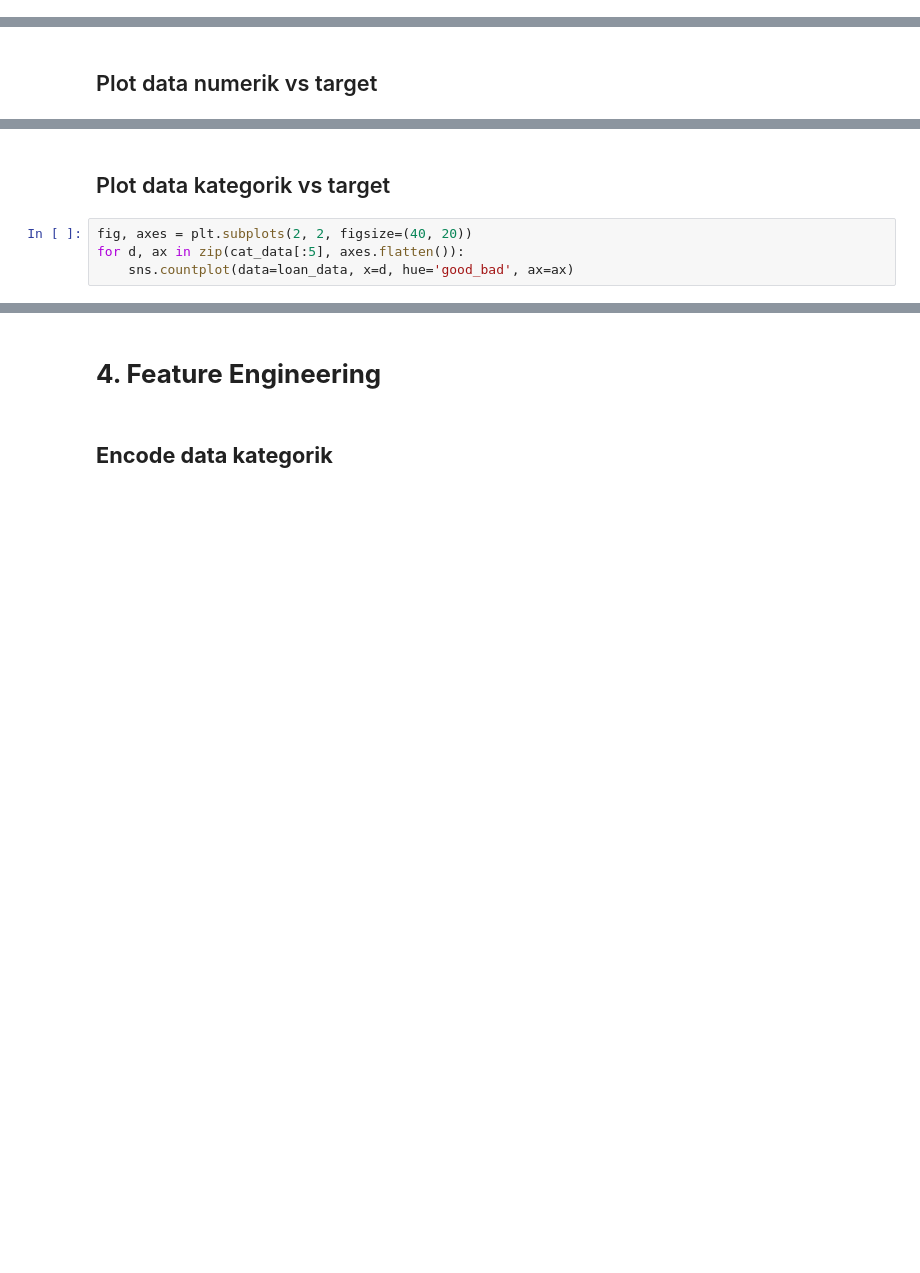
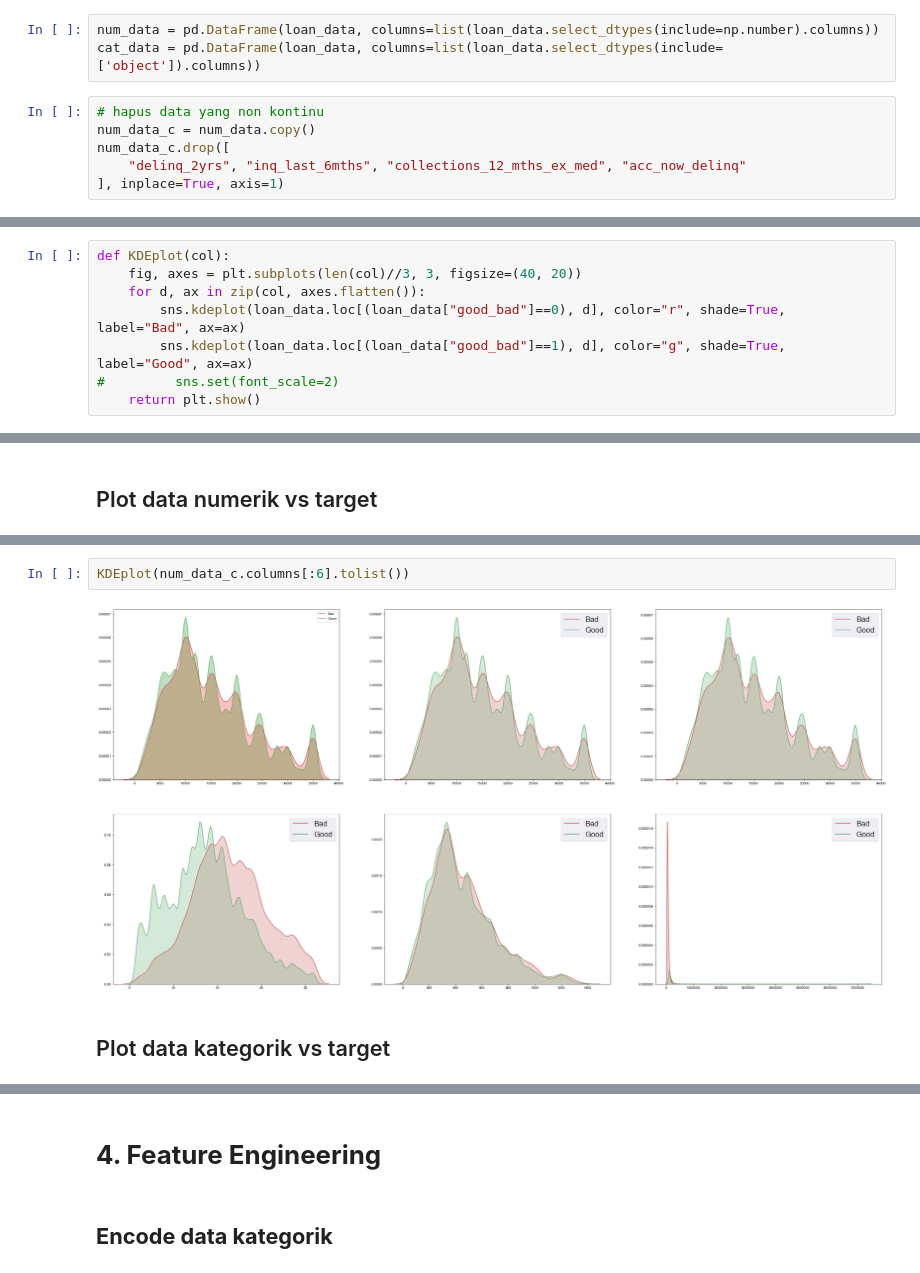
Before and after one commit to RaynoldPanjiZ/rakamin-id-x_partner, a Jupyter notebook: submition_rakamin.ipynb, the cells around one changed output, grey strips where cells are left out. Cells and saved outputs as stored; diff of their text form; blank space fills up the shorter version.

```diff
--- a/submition_rakamin.ipynb
+++ b/submition_rakamin.ipynb
@@ -799,0 +793,9 @@ loan_data.head()
+# %%
+num_data = pd.DataFrame(loan_data, columns=list(loan_data.select_dtypes(include=np.number).columns))
+cat_data = pd.DataFrame(loan_data, columns=list(loan_data.select_dtypes(include=['object']).columns))
+# %%
+# hapus data yang non kontinu
+num_data_c = num_data.copy()
+num_data_c.drop([
+    "delinq_2yrs", "inq_last_6mths", "collections_12_mths_ex_med", "acc_now_delinq"
+], inplace=True, axis=1)
@@ -799,0 +821,8 @@ loan_data.head()
+# %%
+def KDEplot(col):
+    fig, axes = plt.subplots(len(col)//3, 3, figsize=(40, 20))
+    for d, ax in zip(col, axes.flatten()):
+        sns.kdeplot(loan_data.loc[(loan_data["good_bad"]==0), d], color="r", shade=True, label="Bad", ax=ax)
+        sns.kdeplot(loan_data.loc[(loan_data["good_bad"]==1), d], color="g", shade=True, label="Good", ax=ax)
+#         sns.set(font_scale=2)
+    return plt.show()
@@ -808,6 +847,6 @@ for d, ax in zip(num_data[:6], axes.flatten()):
+# %%
+KDEplot(num_data_c.columns[:6].tolist())
+# %% [output]
+[figure, added]
 # %% [markdown]
 ## Plot data kategorik vs target
-# %%
-fig, axes = plt.subplots(2, 2, figsize=(40, 20))
-for d, ax in zip(cat_data[:5], axes.flatten()):
-    sns.countplot(data=loan_data, x=d, hue='good_bad', ax=ax)
```
Also changed, not shown: parts of 19 cells of this notebook.
